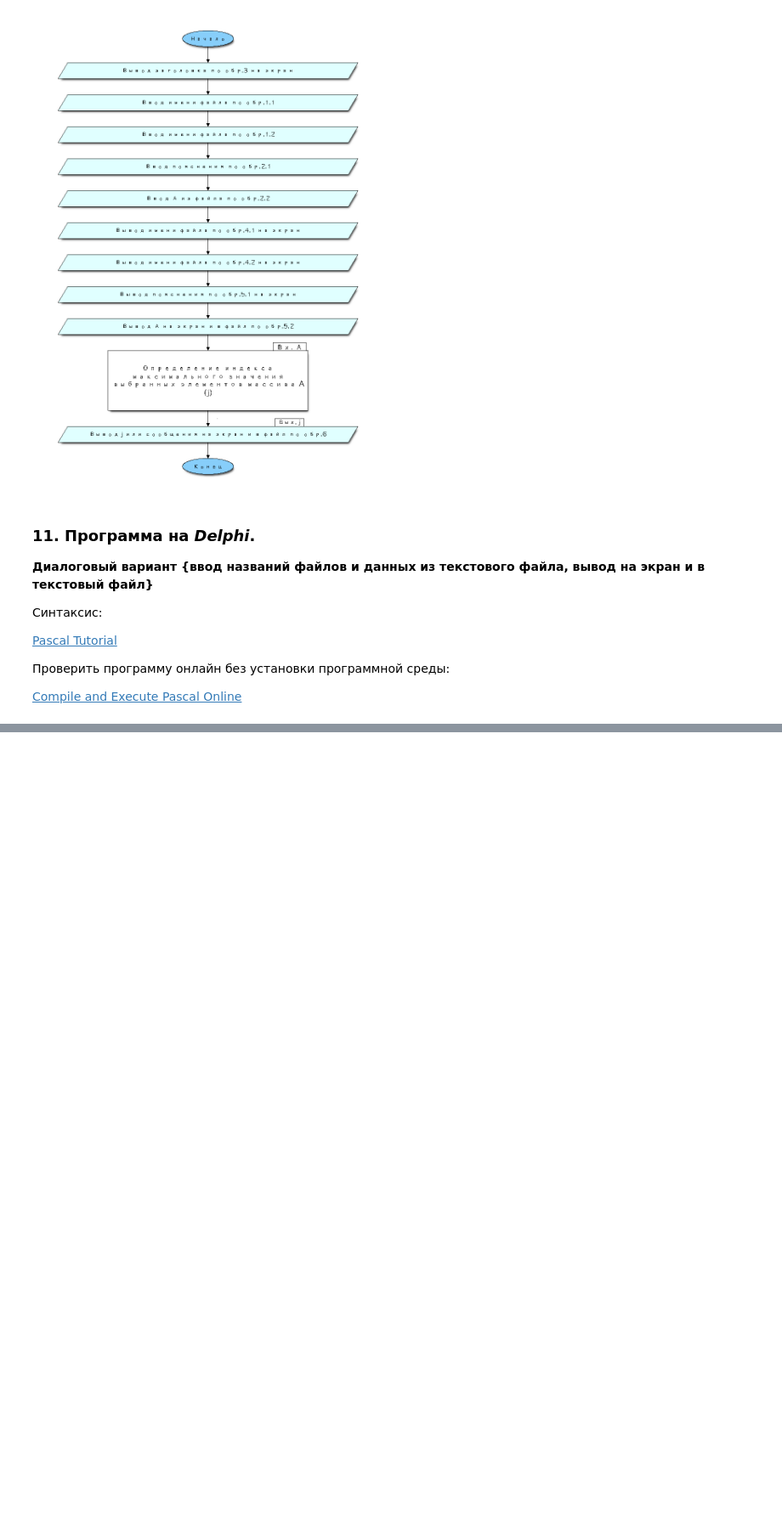
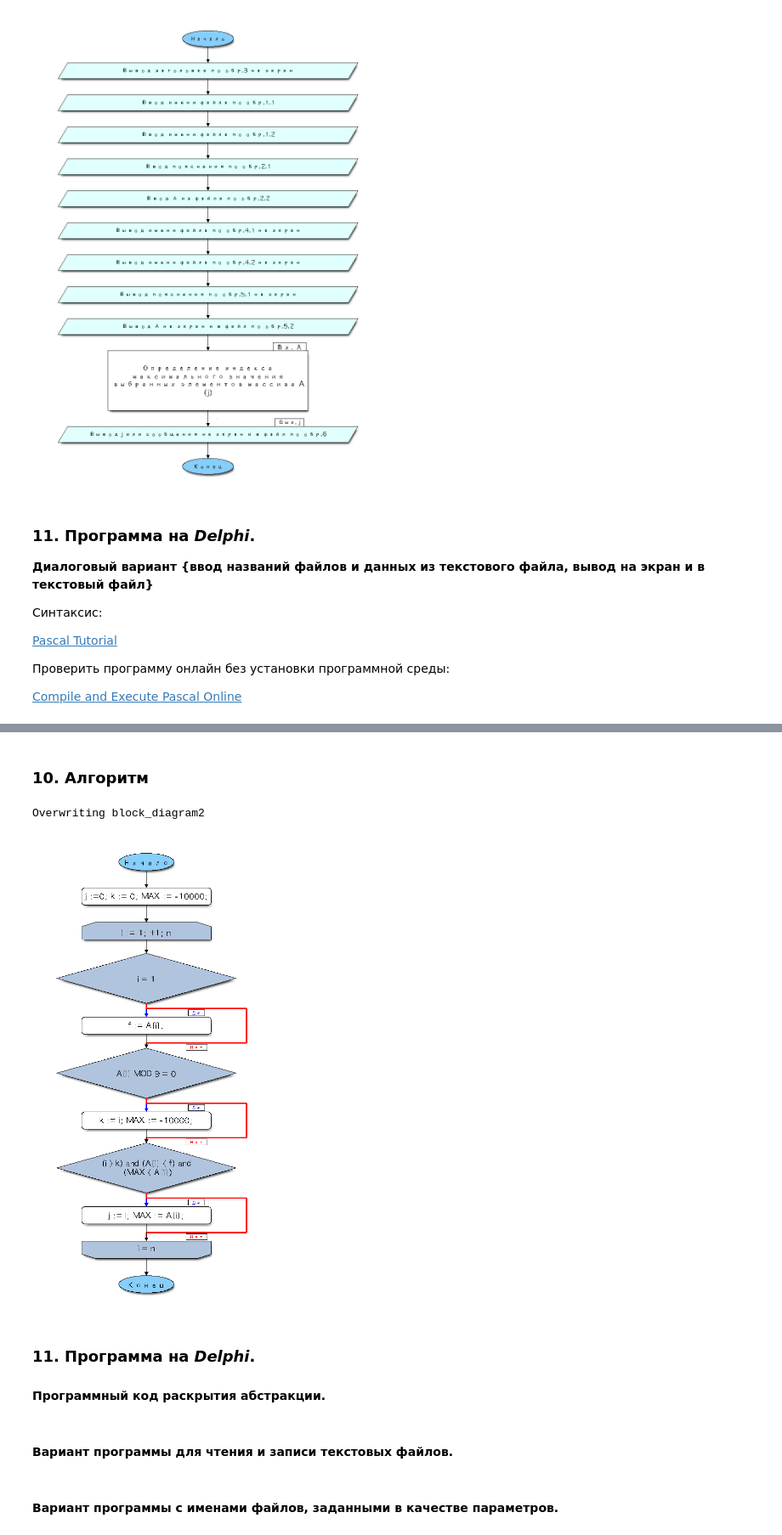
Before and after one commit to OlgaBelitskaya/math_20182019, a Jupyter notebook: program_lab6.ipynb, the cells around one changed output, grey strips where cells are left out. Shown at 85% size. Saved outputs shown, nothing was run; the diff lists cells and outputs as text; code cells hidden in the pictures; blank space fills up the shorter version.

```diff
--- a/program_lab6.ipynb
+++ b/program_lab6.ipynb
@@ -456,2 +459,52 @@ _вместо полной спецификации с пунктами 1-11 в
 
 то значения $j, MAX$ обновляются.
+# %% [markdown]
+### 10. Алгоритм
+# %%
+%%file block_diagram2
+
+blockdiag {
+    orientation = portrait;
+
+    class yes [thick, label = "Да", color = blue, textcolor = blue];
+    class no [thick, label = "Нет", color = red, textcolor = red];
+    class start_end [shape = ellipse, fontsize = 18, color = lightskyblue];
+    class input_out [shape = flowchart.input, fontsize = 18,
+                     width = 400, color = lightcyan];
+    class loop_in [shape = flowchart.loopin, fontsize = 18,
+                   width = 300, color = lightsteelblue];
+    class loop_out [shape = flowchart.loopout, fontsize = 18,
+                    width = 300, color = lightsteelblue];
+    class condition [shape = flowchart.condition, fontsize = 18,
+                     width = 400, height = 100, color = lightsteelblue];
+    class command_box [shape = roundedbox, fontsize = 18, width = 300];
+
+    Начало -> "j :=0; k := 0; MAX := -10000;" -> "i := 1; +1; n" ->
+    "i = 1" -> "f := A[i];" -> "A[i] MOD 9 = 0";
+
+    "i = 1" ->  "A[i] MOD 9 = 0" ;
+
+    "A[i] MOD 9 = 0"-> "k := i; MAX := -10000;" ->
+    "(i > k) and (A[i] < f) and (MAX < A[i])" -> "j := i; MAX := A[i];" -> "i = n"
+
+    "A[i] MOD 9 = 0"-> "(i > k) and (A[i] < f) and (MAX < A[i])";
+
+    "(i > k) and (A[i] < f) and (MAX < A[i])" -> "i = n" -> Конец;
+
+    Начало, Конец [class = "start_end"];
+    "i := 1; +1; n" [class = "loop_in"];
+    "i = n" [class = "loop_out"];
+    "i = 1", "A[i] MOD 9 = 0", "(i > k) and (A[i] < f) and (MAX < A[i])" [class = "condition"];
+    "j :=0; k := 0; MAX := -10000;", "j := i; MAX := A[i];"  [class = "command_box"];
+    "f := A[i];", "k := i; MAX := -10000;" [class = "command_box"];
+
+    "i = 1" -> "f := A[i];" [class = 'yes'];
+    "i = 1" ->  "A[i] MOD 9 = 0" [class = 'no'];
+    "A[i] MOD 9 = 0"-> "k := i; MAX := -10000;" [class = 'yes'];
+    "A[i] MOD 9 = 0"-> "(i > k) and (A[i] < f) and (MAX < A[i])" [class = 'no'];
+    "(i > k) and (A[i] < f) and (MAX < A[i])" -> "j := i; MAX := A[i];" [class = 'yes'];
+    "(i > k) and (A[i] < f) and (MAX < A[i])" -> "i = n" [class = 'no'];
+
+}
+# %% [output]
+Overwriting block_diagram2
@@ -457,0 +513,8 @@ _вместо полной спецификации с пунктами 1-11 в
+# %%
+Image("block_diagram2.png")
+# %% [output]
+[figure, added]
+# %% [markdown]
+### 11. Программа на <i>Delphi</i>.
+
+#### Программный код раскрытия абстракции.
@@ -457,0 +531,2 @@ _вместо полной спецификации с пунктами 1-11 в
+# %% [markdown]
+#### Вариант программы для чтения и записи текстовых файлов.
@@ -457,0 +609,2 @@ _вместо полной спецификации с пунктами 1-11 в
+# %% [markdown]
+#### Вариант программы с именами файлов, заданными в качестве параметров.
```
Also changed, not shown: parts of 11 cells of this notebook.
